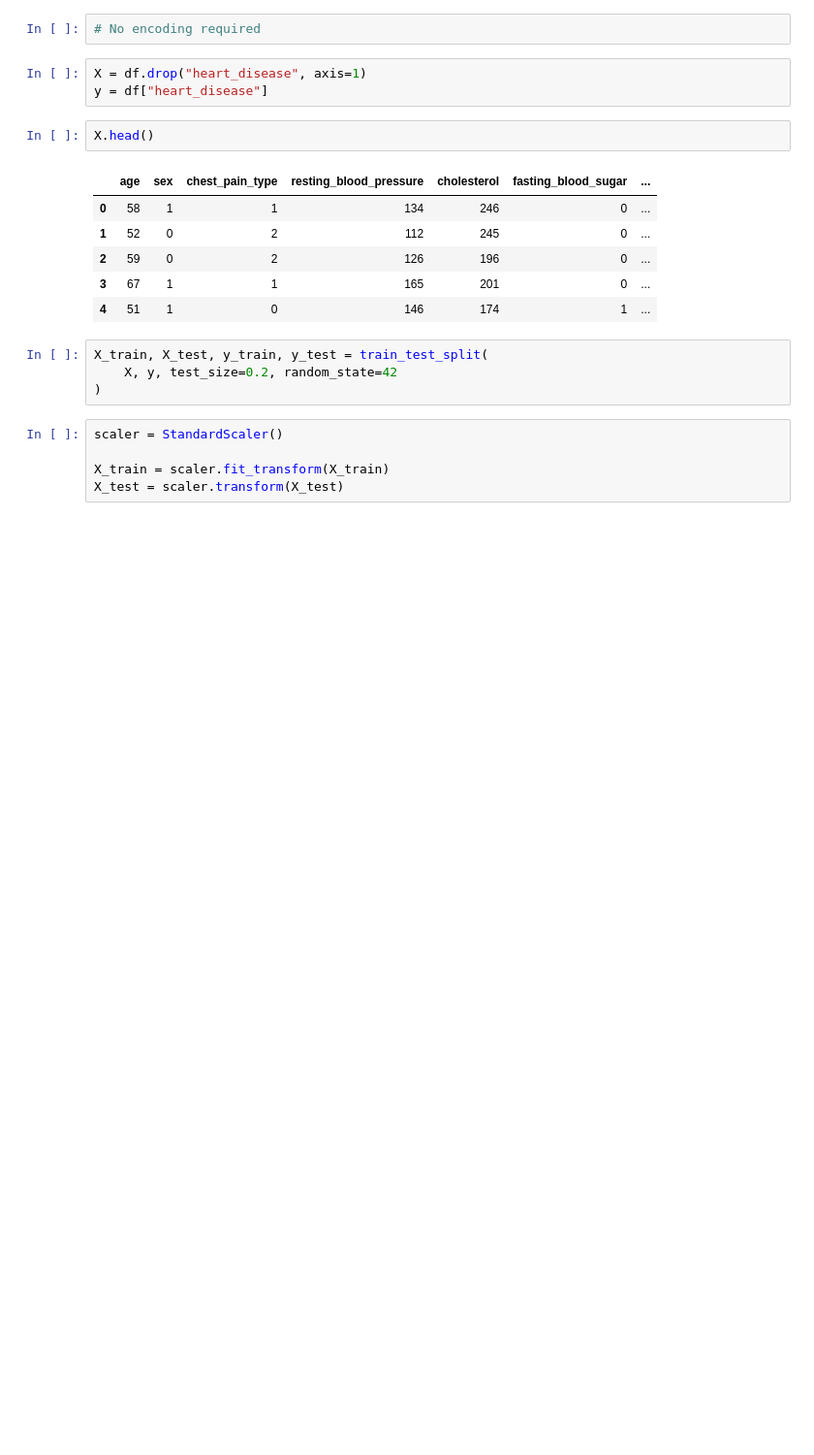
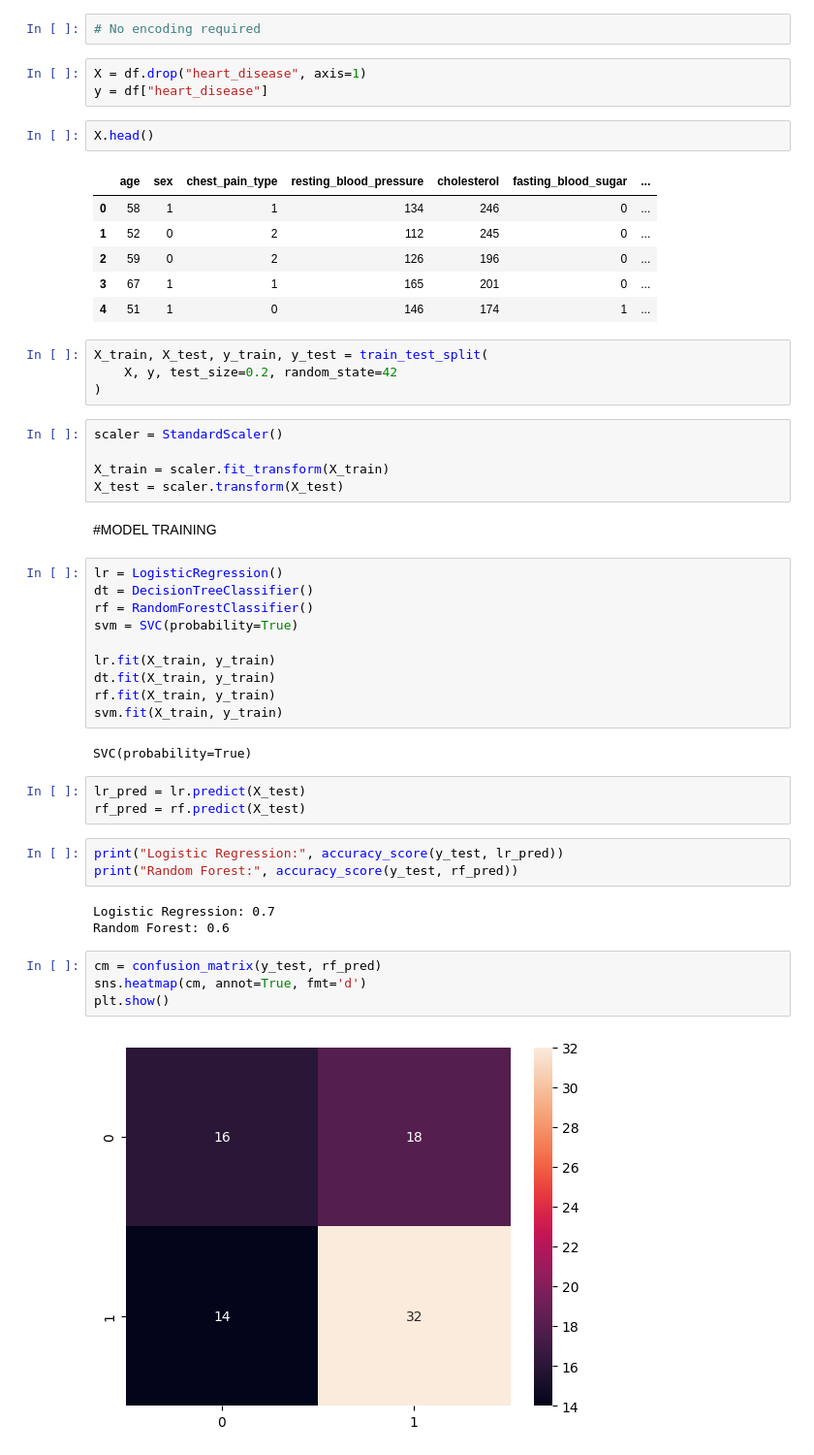
Before and after one commit to iamkhan49/100-Days-Python-, a Jupyter notebook: Heart_Disease_Detection_using_Classification_Algorithms.ipynb, the cells around one changed output. Shown at 97% size. Saved outputs shown, nothing was run; the diff lists cells and outputs as text; blank space fills up the shorter version.

Commit message:
Trained and evaluated machine learning models

```diff
--- a/Heart_Disease_Detection_using_Classification_Algorithms.ipynb
+++ b/Heart_Disease_Detection_using_Classification_Algorithms.ipynb
@@ -175,3 +175,32 @@ scaler = StandardScaler()
 
 X_train = scaler.fit_transform(X_train)
 X_test = scaler.transform(X_test)
+# %% [markdown]
+#MODEL TRAINING
+# %%
+lr = LogisticRegression()
+dt = DecisionTreeClassifier()
+rf = RandomForestClassifier()
+svm = SVC(probability=True)
+
+lr.fit(X_train, y_train)
+dt.fit(X_train, y_train)
+rf.fit(X_train, y_train)
+svm.fit(X_train, y_train)
+# %% [output]
+SVC(probability=True)
+# %%
+lr_pred = lr.predict(X_test)
+rf_pred = rf.predict(X_test)
+# %%
+print("Logistic Regression:", accuracy_score(y_test, lr_pred))
+print("Random Forest:", accuracy_score(y_test, rf_pred))
+# %% [output]
+Logistic Regression: 0.7
+Random Forest: 0.6
+# %%
+cm = confusion_matrix(y_test, rf_pred)
+sns.heatmap(cm, annot=True, fmt='d')
+plt.show()
+# %% [output]
+[figure, added]
```
Also changed, not shown: parts of 5 cells of this notebook.
